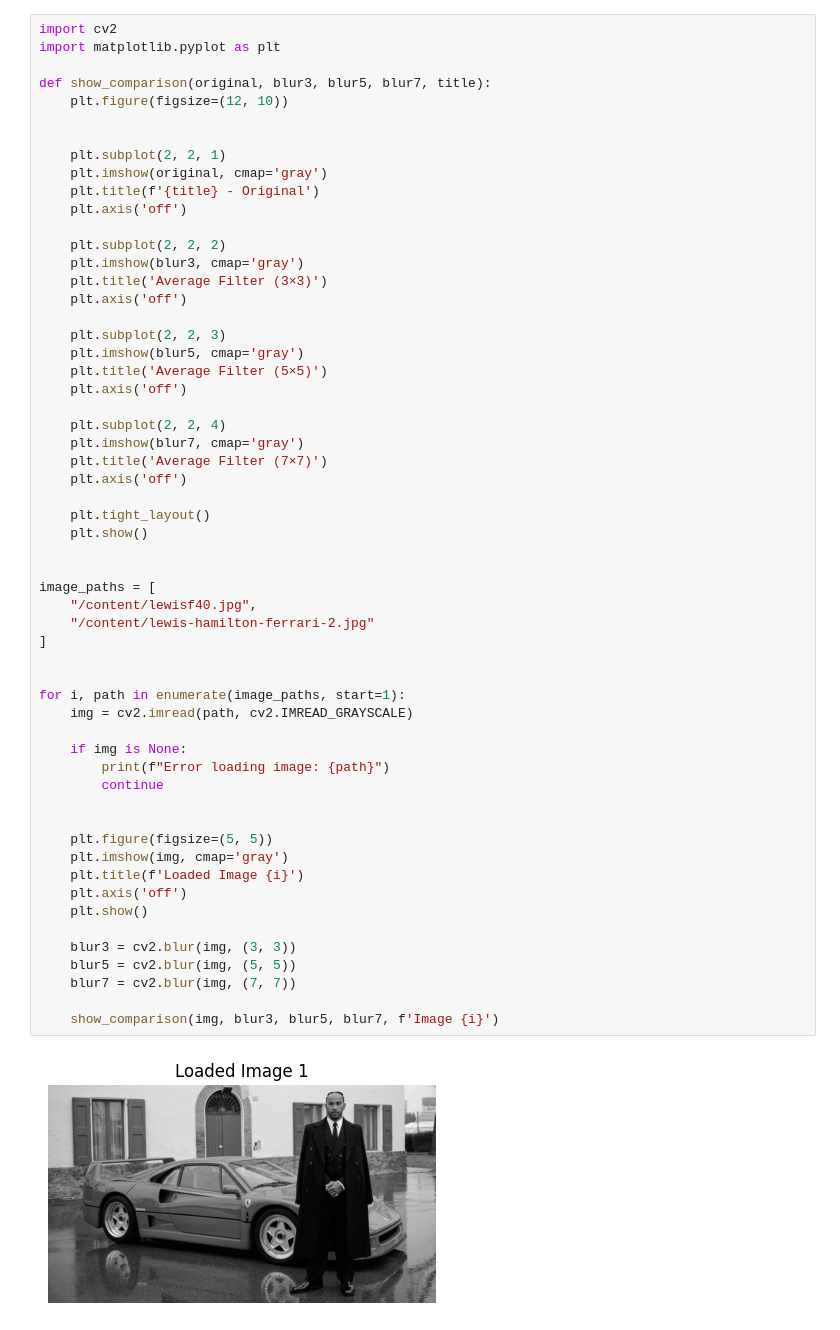
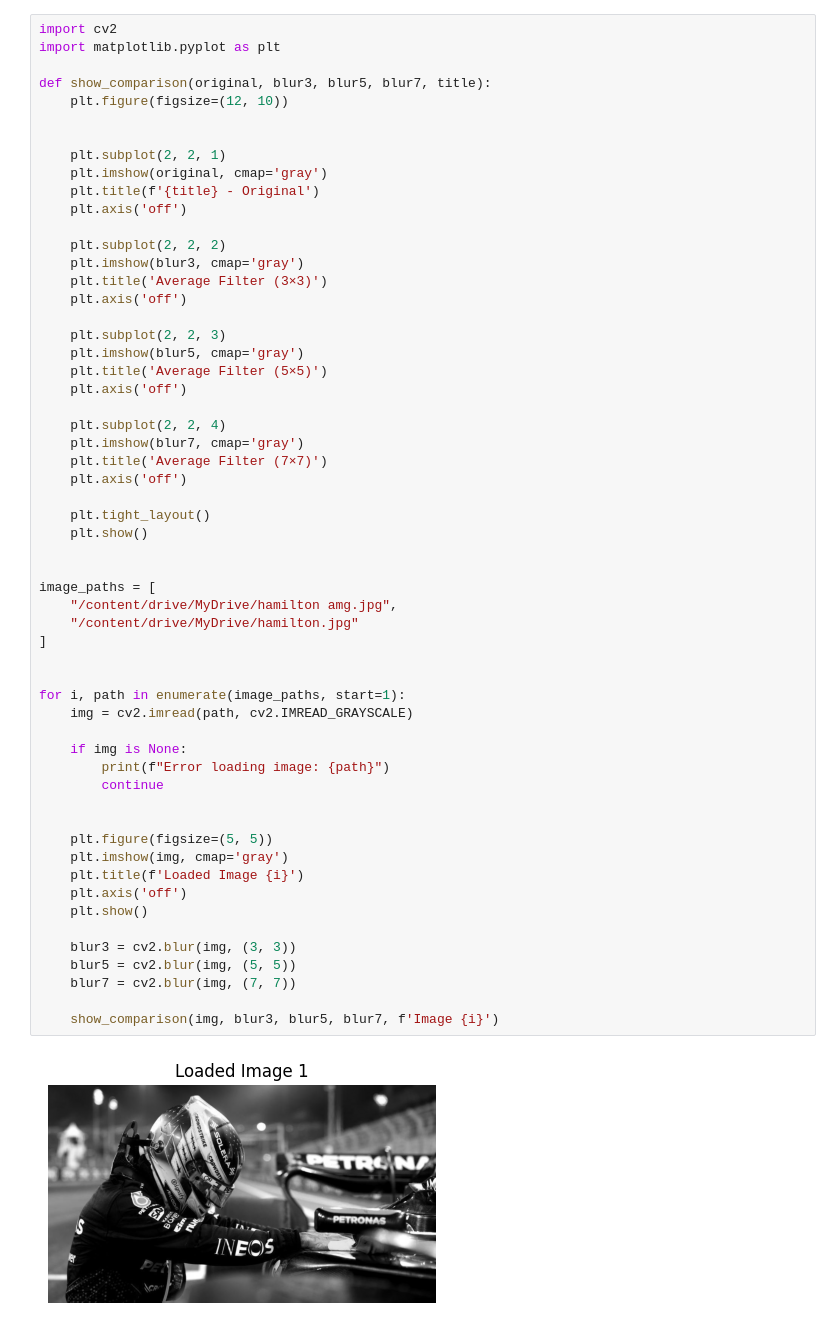
Before and after one commit to Gladwin-2007/CV-lab, a Jupyter notebook: CV_3_lab.ipynb, the cells around one changed output. Cells and saved outputs as stored; diff of their text form.

```diff
--- a/CV_3_lab.ipynb
+++ b/CV_3_lab.ipynb
@@ -29,33 +29,33 @@ def show_comparison(original, blur3, blur5, blur7, title):
     plt.axis('off')
 
     plt.tight_layout()
     plt.show()
 
 
 image_paths = [
-    "/content/lewisf40.jpg",
-    "/content/lewis-hamilton-ferrari-2.jpg"
+    "/content/drive/MyDrive/hamilton amg.jpg",
+    "/content/drive/MyDrive/hamilton.jpg"
 ]
 
 
 for i, path in enumerate(image_paths, start=1):
     img = cv2.imread(path, cv2.IMREAD_GRAYSCALE)
 
     if img is None:
         print(f"Error loading image: {path}")
         continue
 
 
     plt.figure(figsize=(5, 5))
     plt.imshow(img, cmap='gray')
     plt.title(f'Loaded Image {i}')
     plt.axis('off')
     plt.show()
 
     blur3 = cv2.blur(img, (3, 3))
     blur5 = cv2.blur(img, (5, 5))
     blur7 = cv2.blur(img, (7, 7))
 
     show_comparison(img, blur3, blur5, blur7, f'Image {i}')
 # %% [output]
-[figure, old version]
+[figure, new version]
```
Also changed, not shown: parts of 2 cells of this notebook.
